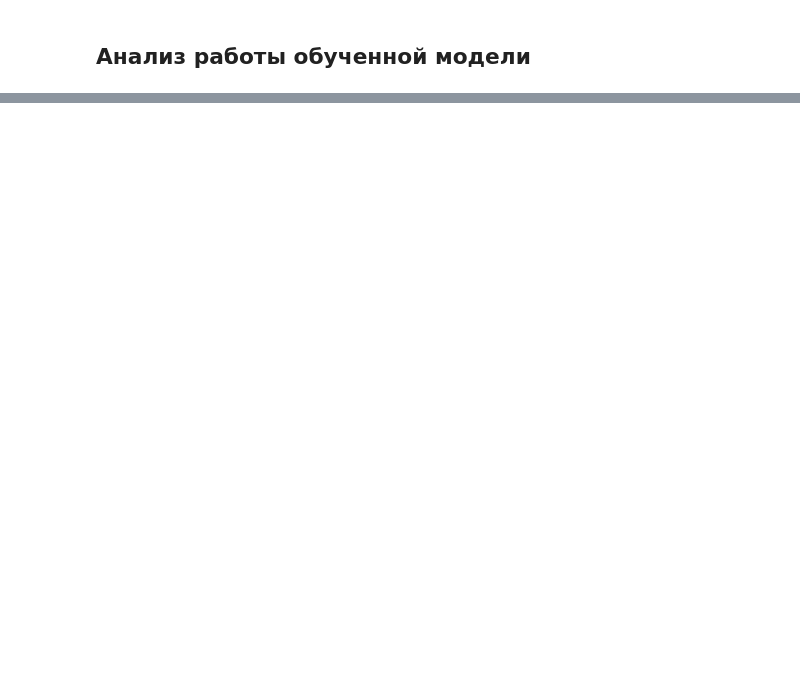
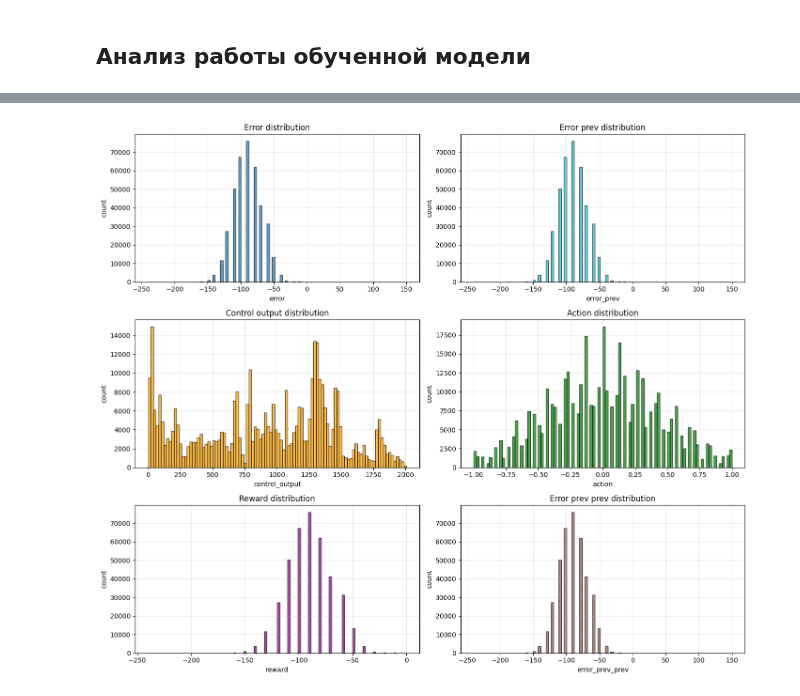
Before and after one commit to ArtemGemuzov/nn-laser-stabilizer, a Jupyter notebook: notebooks/train_from_buffer_analysis.ipynb, the cells around one changed output, grey strips where cells are left out. Cells and saved outputs as stored; diff of their text form; code cells hidden in the pictures; blank space fills up the shorter version.

```diff
--- a/notebooks/train_from_buffer_analysis.ipynb
+++ b/notebooks/train_from_buffer_analysis.ipynb
@@ -3,15 +3,13 @@
 # %%
 import matplotlib.pyplot as plt
 
-from pathlib import Path
 from nn_laser_stabilizer.config.config import load_config
 from nn_laser_stabilizer.paths import get_experiment_dir
 
-
 EXPERIMENT_DIR_PATH = get_experiment_dir(
-    experiment_name="unnamed_experiment",
-    experiment_date="YYYY-MM-DD",
-    experiment_time="HH-MM-SS"
+    experiment_name="train-from-pid-data",
+    experiment_date="2026-02-16",
+    experiment_time="15-56-00"
 )
 
 CONFIG_PATH = EXPERIMENT_DIR_PATH / "config.yaml"
@@ -289,15 +314,19 @@ observations = buffer.observations[:buffer_size]   # shape: [N, obs_dim]
 actions      = buffer.actions[:buffer_size]        # shape: [N, act_dim]
 rewards      = buffer.rewards[:buffer_size]        # shape: [N, 1]
 
-# Предполагаем, что observation = [error, control_output_norm]
-obs_error         = observations[:, 0].numpy()
-obs_control_norm  = observations[:, 1].numpy()
-actions_np        = actions[:, 0].numpy()
-rewards_np        = rewards[:, 0].numpy()
+# observation = [error, error_prev, error_prev_prev, control_output]
+obs_error           = observations[:, 0].numpy()
+obs_error_prev      = observations[:, 1].numpy()
+obs_error_prev_prev = observations[:, 2].numpy()
+obs_control_output  = observations[:, 3].numpy()
+actions_np          = actions[:, 0].numpy()
+rewards_np          = rewards[:, 0].numpy()
 
 df = pd.DataFrame({
     "error": obs_error,
-    "control_norm": obs_control_norm,
+    "error_prev": obs_error_prev,
+    "error_prev_prev": obs_error_prev_prev,
+    "control_output": obs_control_output,
     "action": actions_np,
     "reward": rewards_np,
 })
@@ -306,7 +335,7 @@ display(df.head())
 print("\nDataFrame describe:")
 display(df.describe())
 
-fig, axes = plt.subplots(2, 2, figsize=(12, 8))
+fig, axes = plt.subplots(3, 2, figsize=(14, 12))
 
 axes[0, 0].hist(df["error"], bins=100, alpha=0.7, edgecolor="black")
 axes[0, 0].set_title("Error distribution")
@@ -314,23 +343,35 @@ axes[0, 0].set_xlabel("error")
 axes[0, 0].set_ylabel("count")
 axes[0, 0].grid(True, alpha=0.3)
 
-axes[0, 1].hist(df["control_norm"], bins=100, alpha=0.7, edgecolor="black", color="orange")
-axes[0, 1].set_title("Control (in observation) distribution")
-axes[0, 1].set_xlabel("control_norm")
+axes[0, 1].hist(df["error_prev"], bins=100, alpha=0.7, edgecolor="black", color="tab:cyan")
+axes[0, 1].set_title("Error prev distribution")
+axes[0, 1].set_xlabel("error_prev")
 axes[0, 1].set_ylabel("count")
 axes[0, 1].grid(True, alpha=0.3)
 
-axes[1, 0].hist(df["action"], bins=100, alpha=0.7, edgecolor="black", color="green")
-axes[1, 0].set_title("Action distribution")
-axes[1, 0].set_xlabel("action")
+axes[1, 0].hist(df["control_output"], bins=100, alpha=0.7, edgecolor="black", color="orange")
+axes[1, 0].set_title("Control output distribution")
+axes[1, 0].set_xlabel("control_output")
 axes[1, 0].set_ylabel("count")
 axes[1, 0].grid(True, alpha=0.3)
 
-axes[1, 1].hist(df["reward"], bins=100, alpha=0.7, edgecolor="black", color="purple")
-axes[1, 1].set_title("Reward distribution")
-axes[1, 1].set_xlabel("reward")
+axes[1, 1].hist(df["action"], bins=100, alpha=0.7, edgecolor="black", color="green")
+axes[1, 1].set_title("Action distribution")
+axes[1, 1].set_xlabel("action")
 axes[1, 1].set_ylabel("count")
 axes[1, 1].grid(True, alpha=0.3)
+
+axes[2, 0].hist(df["reward"], bins=100, alpha=0.7, edgecolor="black", color="purple")
+axes[2, 0].set_title("Reward distribution")
+axes[2, 0].set_xlabel("reward")
+axes[2, 0].set_ylabel("count")
+axes[2, 0].grid(True, alpha=0.3)
+
+axes[2, 1].hist(df["error_prev_prev"], bins=100, alpha=0.7, edgecolor="black", color="tab:brown")
+axes[2, 1].set_title("Error prev prev distribution")
+axes[2, 1].set_xlabel("error_prev_prev")
+axes[2, 1].set_ylabel("count")
+axes[2, 1].grid(True, alpha=0.3)
 
 plt.tight_layout()
 plt.show()
@@ -349,10 +390,10 @@ axes[1].set_ylabel("reward")
 axes[1].set_title("Reward vs Error")
 axes[1].grid(True, alpha=0.3)
 
-axes[2].scatter(df["action"], df["reward"], s=1, alpha=0.3, color="green")
-axes[2].set_xlabel("action")
-axes[2].set_ylabel("reward")
-axes[2].set_title("Reward vs Action")
+axes[2].scatter(df["control_output"], df["action"], s=1, alpha=0.3, color="green")
+axes[2].set_xlabel("control_output")
+axes[2].set_ylabel("action")
+axes[2].set_title("Action vs Control Output")
 axes[2].grid(True, alpha=0.3)
 
 plt.tight_layout()
@@ -361,35 +402,41 @@ plt.show()
 max_points = buffer_size
 idx = np.arange(max_points)
 
-fig, axes = plt.subplots(4, 1, figsize=(14, 10), sharex=True)
+fig, axes = plt.subplots(5, 1, figsize=(14, 14), sharex=True)
 
 axes[0].plot(idx, df["error"].values[:max_points], linewidth=0.5)
 axes[0].set_ylabel("error")
 axes[0].set_title("Error over time")
 axes[0].grid(True, alpha=0.3)
 
-axes[1].plot(idx, df["control_norm"].values[:max_points], linewidth=0.5, color="orange")
-axes[1].set_ylabel("control_norm")
-axes[1].set_title("Control (in observation) over time")
+axes[1].plot(idx, df["error_prev"].values[:max_points], linewidth=0.5, color="tab:cyan")
+axes[1].set_ylabel("error_prev")
+axes[1].set_title("Error prev over time")
 axes[1].grid(True, alpha=0.3)
 
-axes[2].plot(idx, df["action"].values[:max_points], linewidth=0.5, color="green")
-axes[2].set_ylabel("action")
-axes[2].set_title("Action over time")
+axes[2].plot(idx, df["control_output"].values[:max_points], linewidth=0.5, color="orange")
+axes[2].set_ylabel("control_output")
+axes[2].set_title("Control output over time")
 axes[2].grid(True, alpha=0.3)
 
-axes[3].plot(idx, df["reward"].values[:max_points], linewidth=0.5, color="purple")
-axes[3].set_ylabel("reward")
-axes[3].set_xlabel("transition index")
-axes[3].set_title("Reward over time")
+axes[3].plot(idx, df["action"].values[:max_points], linewidth=0.5, color="green")
+axes[3].set_ylabel("action")
+axes[3].set_title("Action over time")
 axes[3].grid(True, alpha=0.3)
+
+axes[4].plot(idx, df["reward"].values[:max_points], linewidth=0.5, color="purple")
+axes[4].set_ylabel("reward")
+axes[4].set_xlabel("transition index")
+axes[4].set_title("Reward over time")
+axes[4].grid(True, alpha=0.3)
 
 plt.tight_layout()
 plt.show()
 
-plt.figure(figsize=(6, 5))
+plt.figure(figsize=(8, 6))
 corr = df.corr(numeric_only=True)
 sns.heatmap(corr, annot=True, fmt=".2f", cmap="coolwarm", vmin=-1, vmax=1)
-plt.title("Correlation matrix (error, control_norm, action, reward)")
+plt.title("Correlation matrix")
 plt.tight_layout()
 plt.show()
+# %% [output]
@@ -395,0 +460 @@ plt.show()
+[figure, added]
```
Also changed, not shown: parts of 12 cells of this notebook, 1 other file.
